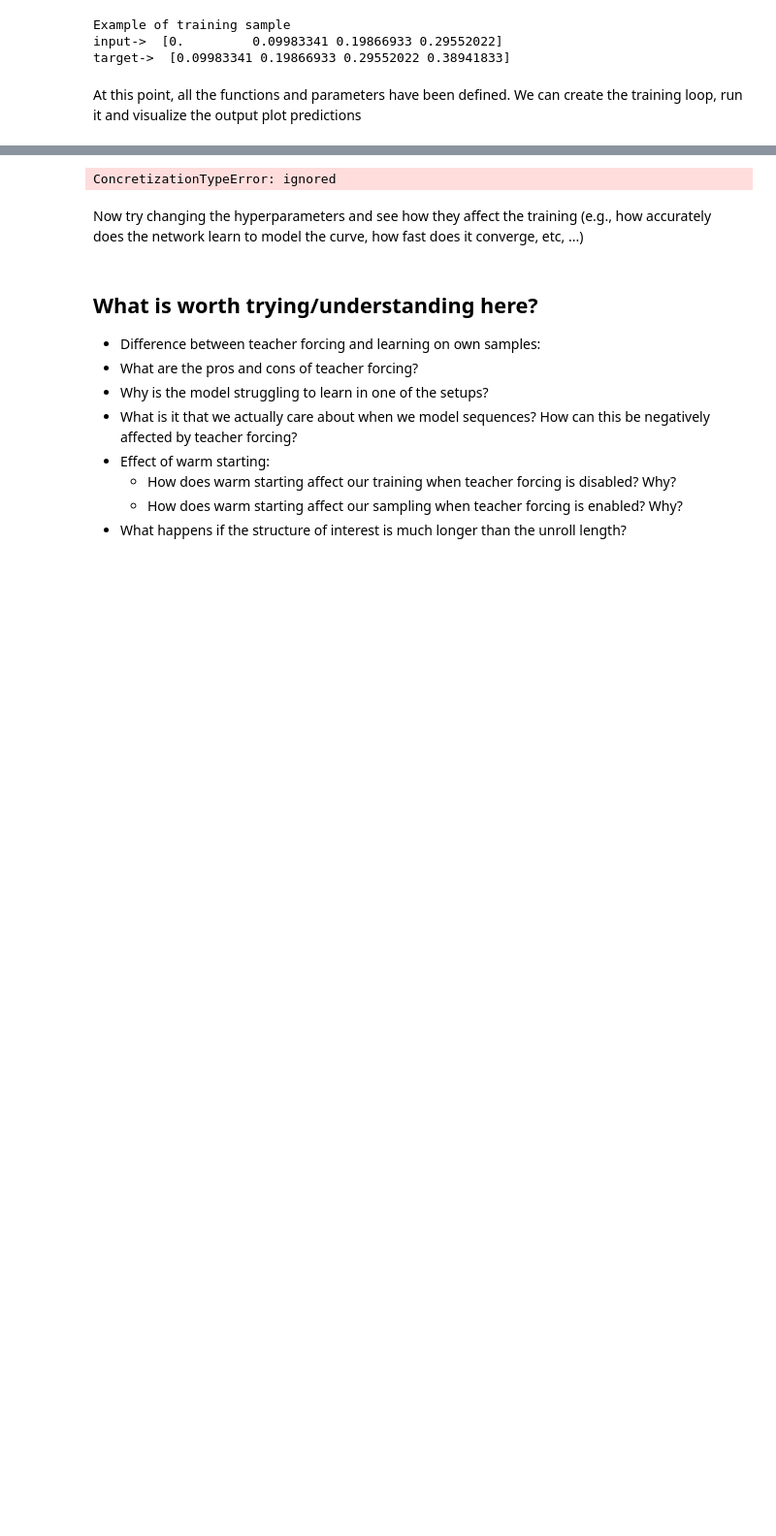
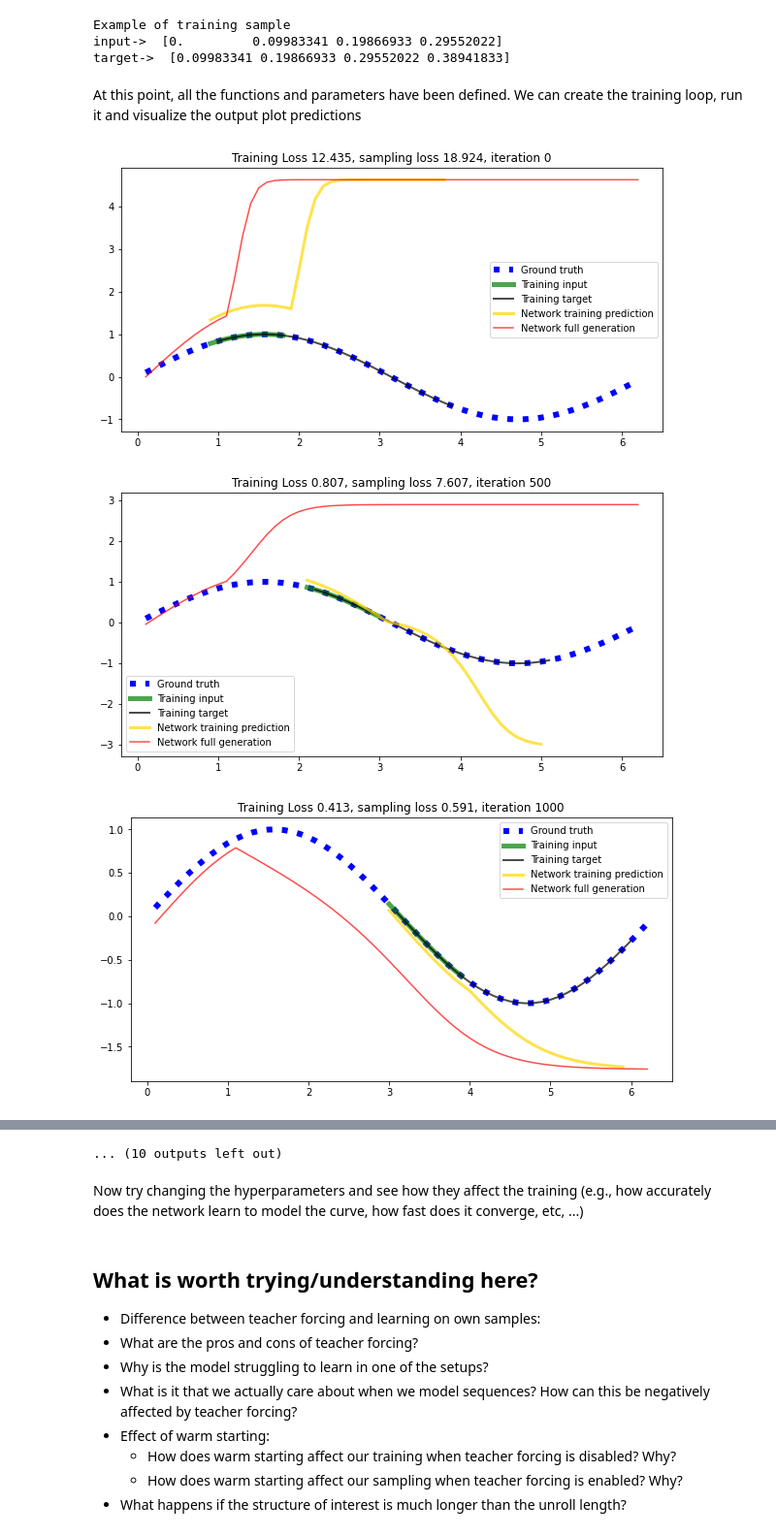
Before and after one commit to Fed29/tutorials2021, a Jupyter notebook: 2_nlp/NLP_tutorial.ipynb, the cells around one changed output, grey strips where cells are left out. Shown at 97% size. Cells and saved outputs as stored; diff of their text form; code cells hidden in the pictures; blank space fills up the shorter version.

```diff
--- a/2_nlp/NLP_tutorial.ipynb
+++ b/2_nlp/NLP_tutorial.ipynb
@@ -120,7 +120,7 @@ STEP_SIZE = 0.0001                #@param {type:'number'}
 UNROLL_LENGTH = 30                #@param {type:'integer'}
 HIDDEN_DIMENSION = 20             #@param {type:'integer'}
 NUM_ITERATIONS = 10000            #@param {type:'integer'}
-REPORTING_INTERVAL = 2000         #@param {type:'integer'}
+REPORTING_INTERVAL = 500         #@param {type:'integer'}
 # %% [markdown]
 As you have seen in the introductory lab, to use pseudo-random functions in JAX we need to instantiate a random number generator, and pass it explicitely to all the operations that work with random numbers (e.g. model initialization, dropout, etc, ...).
 # %%
@@ -426,7 +409,7 @@ predictions.shape
 rnd_key, k1, k2 = random.split(rnd_key, 3)
 params = initialize_parameters(k1)
 initial_rnn_state = get_initial_rnn_state(k2)
-predictions = predict(params, initial_rnn_state, sin_t[:UNROLL_LENGTH])
+predictions = predict(params, initial_rnn_state, sin_t[:UNROLL_LENGTH], True)
 assert len(predictions) == UNROLL_LENGTH
 # %% [markdown]
 ## Loss and weights update [EXERCISE]
@@ -458,7 +441,7 @@ def loss_fn(params, rnn_state, inputs, targets):
     predictions = None
     mse = None
 
-    predictions =  predict(params, rnn_state, inputs)
+    predictions = predict(params, rnn_state, inputs, False)
     # predictions = predictions.numpy()
 
     mse = ((predictions - targets)**2).mean()
@@ -551,7 +534,7 @@ for i in range(NUM_ITERATIONS+1):
     if i % REPORTING_INTERVAL == 0:
 
         # Generate the full sequence (from the first to the last element).
-        y_gen = predict(params, initial_rnn_state, sin_t[:-1], training=False)
+        y_gen = predict(params, initial_rnn_state, sin_t[:-1], False)
         sampling_loss = loss_fn(params, initial_rnn_state, y_gen, sin_t[1:])
         plt.figure(figsize=(10, 5))
 
@@ -561,31 +544,34 @@ for i in range(NUM_ITERATIONS+1):
         plt.plot(t[1:].ravel(), sin_t[1:].ravel(), c='blue',
                  label='Ground truth',
                  linestyle=':', lw=6)
 
         if TEACHER_FORCING:
             plt.plot(t[start: start+UNROLL_LENGTH].ravel(),
                    training_input.ravel(),
                    alpha=0.7, lw=5, c='green', label='Training input')
         else:
             plt.plot(t[start: start+WARM_START].ravel(),
                    training_input[:WARM_START].ravel(),
                    alpha=0.7, lw=5, c='green', label='Training input')
         plt.plot(t[start+1: start+UNROLL_LENGTH+1].ravel(),
                  training_target.ravel(),
                  alpha=0.7, lw=2, c='black', label='Training target')
 
         plt.plot(t[start: start+UNROLL_LENGTH].ravel(),
-                 predict(params, initial_rnn_state, training_input),
+                 predict(params, initial_rnn_state, training_input, True),
                  alpha=0.7, lw=3, c='gold', label='Network training prediction')
 
         plt.plot(t[1:].ravel(),
                  y_gen,
                  alpha=0.7, c='r', label='Network full generation')
 
         plt.legend()
         plt.show()
 
 plt.figure()
 plt.title('Training Loss')
 _ = plt.plot(losses)
 # %% [output]
+[figure, added]
+[figure, added]
+[figure, added]
@@ -592,4 +587,4 @@ _ = plt.plot(losses)
-ConcretizationTypeError: ignored
+... (10 outputs left out)
 # %% [markdown]
 Now try changing the hyperparameters and see how they affect the training (e.g., how accurately does the network learn to model the curve, how fast does it converge, etc, ...)
 # %% [markdown]
```
Also changed, not shown: parts of 8 cells of this notebook.
